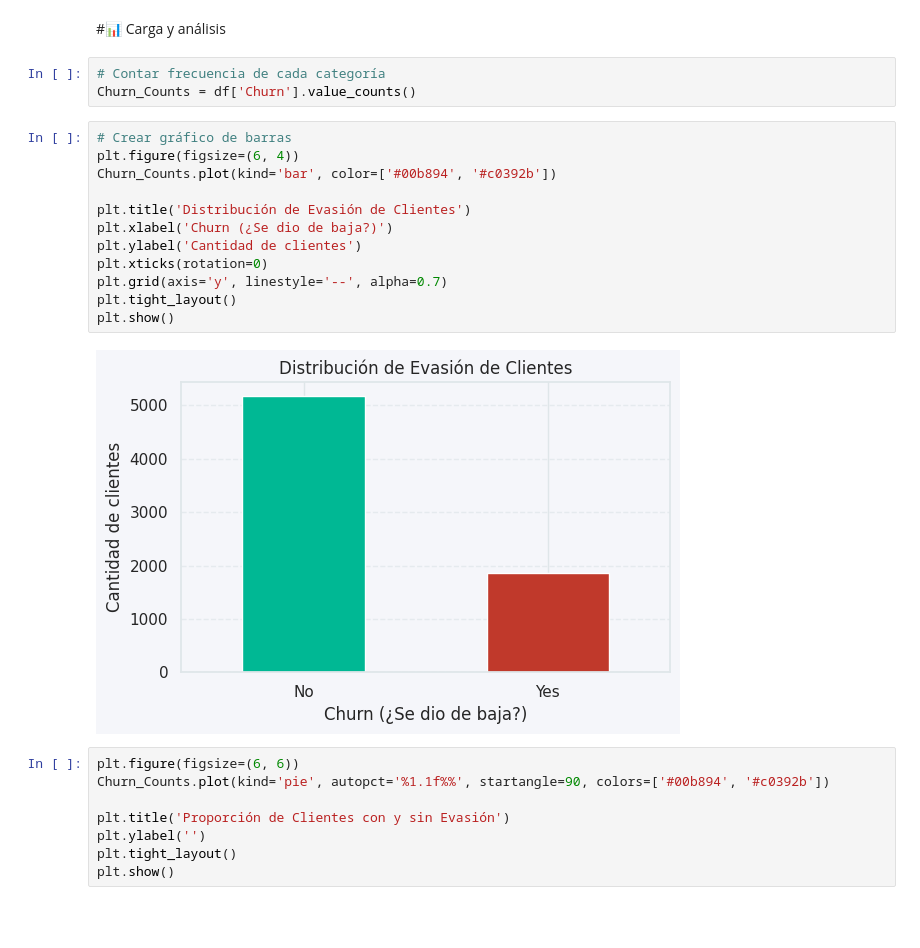
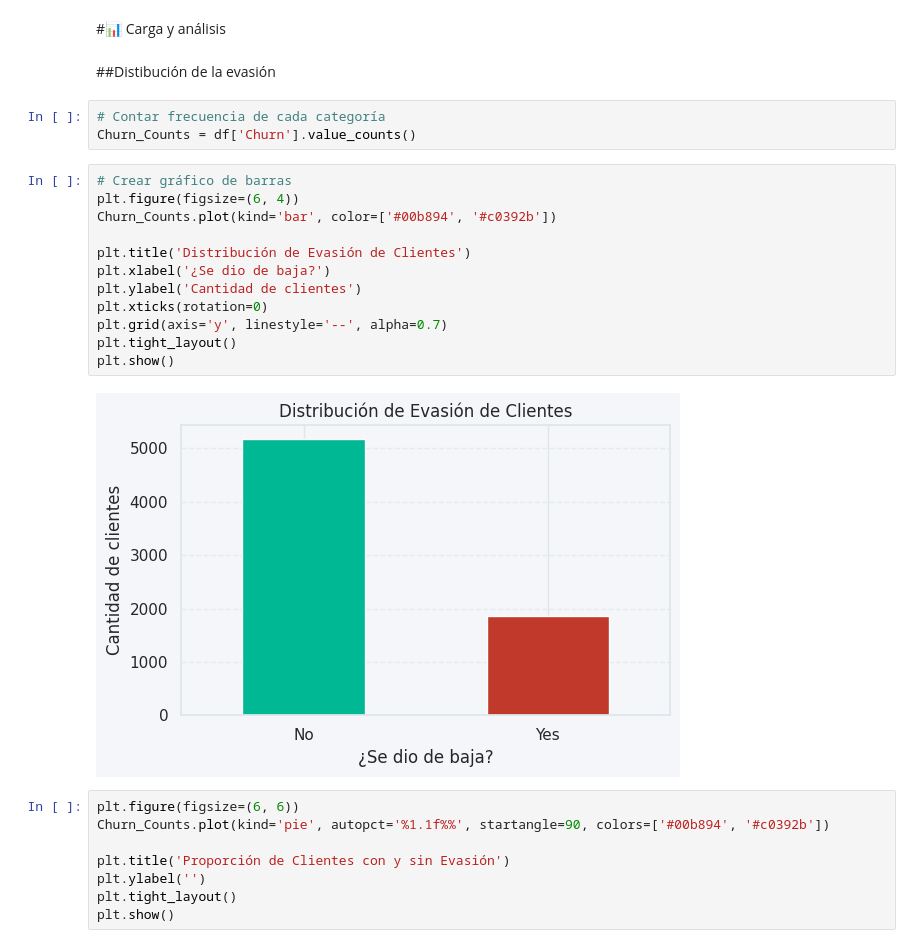
Before and after one commit to Ronaldvarela852/TelecomX_LATAM, a Jupyter notebook: TelecomX_LATAM.ipynb, the cells around one changed output. Saved outputs shown, nothing was run; the diff lists cells and outputs as text; blank space fills up the shorter version.

```diff
--- a/TelecomX_LATAM.ipynb
+++ b/TelecomX_LATAM.ipynb
@@ -266,23 +266,25 @@ Cuentas_Diarias
 dtype: float64
 # %% [markdown]
 #📊 Carga y análisis
+# %% [markdown]
+##Distibución de la evasión
 # %%
 # Contar frecuencia de cada categoría
 Churn_Counts = df['Churn'].value_counts()
 # %%
 # Crear gráfico de barras
 plt.figure(figsize=(6, 4))
 Churn_Counts.plot(kind='bar', color=['#00b894', '#c0392b'])
 
 plt.title('Distribución de Evasión de Clientes')
-plt.xlabel('Churn (¿Se dio de baja?)')
+plt.xlabel('¿Se dio de baja?')
 plt.ylabel('Cantidad de clientes')
 plt.xticks(rotation=0)
 plt.grid(axis='y', linestyle='--', alpha=0.7)
 plt.tight_layout()
 plt.show()
 # %% [output]
-[figure, old version]
+[figure, new version]
 # %%
 plt.figure(figsize=(6, 6))
 Churn_Counts.plot(kind='pie', autopct='%1.1f%%', startangle=90, colors=['#00b894', '#c0392b'])
```
Also changed, not shown: parts of 3 cells of this notebook.
